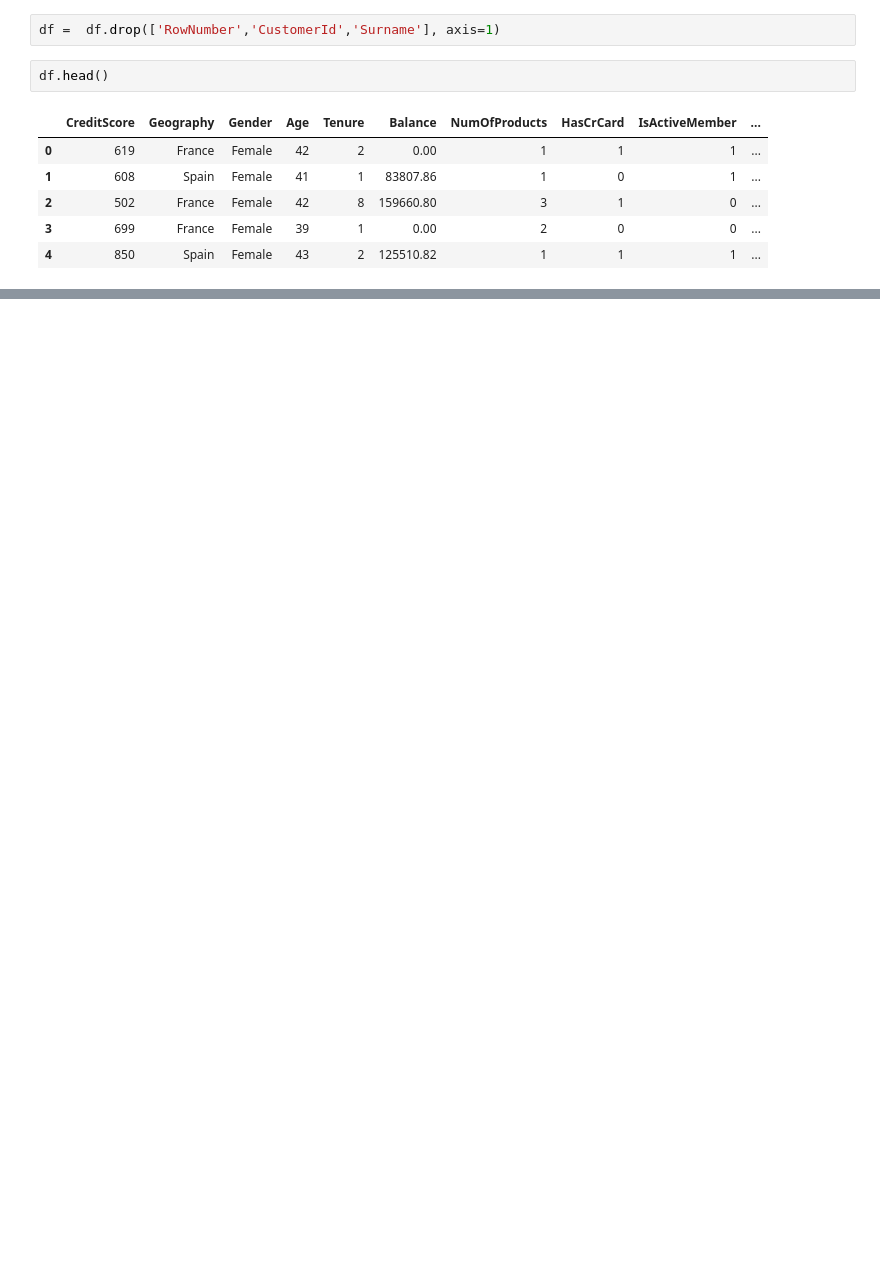
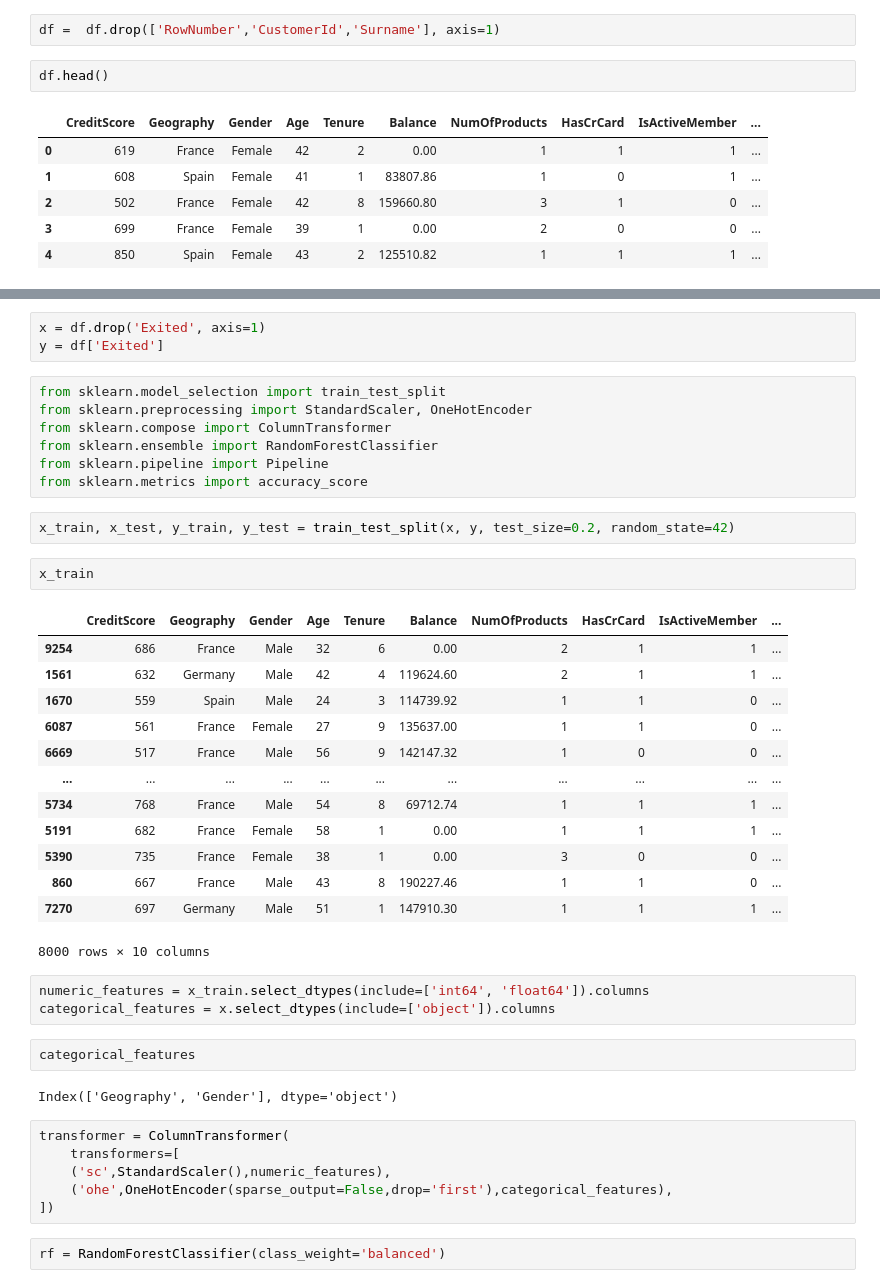
Before and after one commit to pratikkachhadiya05/Banking-customer-churn-prediction, a Jupyter notebook: model.ipynb, the cells around one changed output, grey strips where cells are left out. Drawn from its saved outputs; the diff is of its cells as text; blank space fills up the shorter version.

Commit message:
Updated model training code

```diff
--- a/model.ipynb
+++ b/model.ipynb
@@ -81,0 +87,43 @@ df.head()
+# %%
+x = df.drop('Exited', axis=1)
+y = df['Exited']
+# %%
+from sklearn.model_selection import train_test_split
+from sklearn.preprocessing import StandardScaler, OneHotEncoder
+from sklearn.compose import ColumnTransformer
+from sklearn.ensemble import RandomForestClassifier
+from sklearn.pipeline import Pipeline
+from sklearn.metrics import accuracy_score
+# %%
+x_train, x_test, y_train, y_test = train_test_split(x, y, test_size=0.2, random_state=42)
+# %%
+x_train
+# %% [output]
+|  | CreditScore | Geography | Gender | Age | Tenure | Balance | NumOfProducts | HasCrCard | IsActiveMember | ... |
+| 9254 | 686 | France | Male | 32 | 6 | 0.00 | 2 | 1 | 1 | ... |
+| 1561 | 632 | Germany | Male | 42 | 4 | 119624.60 | 2 | 1 | 1 | ... |
+| 1670 | 559 | Spain | Male | 24 | 3 | 114739.92 | 1 | 1 | 0 | ... |
+| 6087 | 561 | France | Female | 27 | 9 | 135637.00 | 1 | 1 | 0 | ... |
+| 6669 | 517 | France | Male | 56 | 9 | 142147.32 | 1 | 0 | 0 | ... |
+| ... | ... | ... | ... | ... | ... | ... | ... | ... | ... | ... |
+| 5734 | 768 | France | Male | 54 | 8 | 69712.74 | 1 | 1 | 1 | ... |
+| 5191 | 682 | France | Female | 58 | 1 | 0.00 | 1 | 1 | 1 | ... |
+| 5390 | 735 | France | Female | 38 | 1 | 0.00 | 3 | 0 | 0 | ... |
+| 860 | 667 | France | Male | 43 | 8 | 190227.46 | 1 | 1 | 0 | ... |
+| 7270 | 697 | Germany | Male | 51 | 1 | 147910.30 | 1 | 1 | 1 | ... |
+8000 rows × 10 columns
+# %%
+numeric_features = x_train.select_dtypes(include=['int64', 'float64']).columns
+categorical_features = x.select_dtypes(include=['object']).columns
+# %%
+categorical_features
+# %% [output]
+Index(['Geography', 'Gender'], dtype='object')
+# %%
+transformer = ColumnTransformer(
+    transformers=[
+    ('sc',StandardScaler(),numeric_features),
+    ('ohe',OneHotEncoder(sparse_output=False,drop='first'),categorical_features),
+])
+# %%
+rf = RandomForestClassifier(class_weight='balanced')
```
Also changed, not shown: parts of 10 cells of this notebook.
